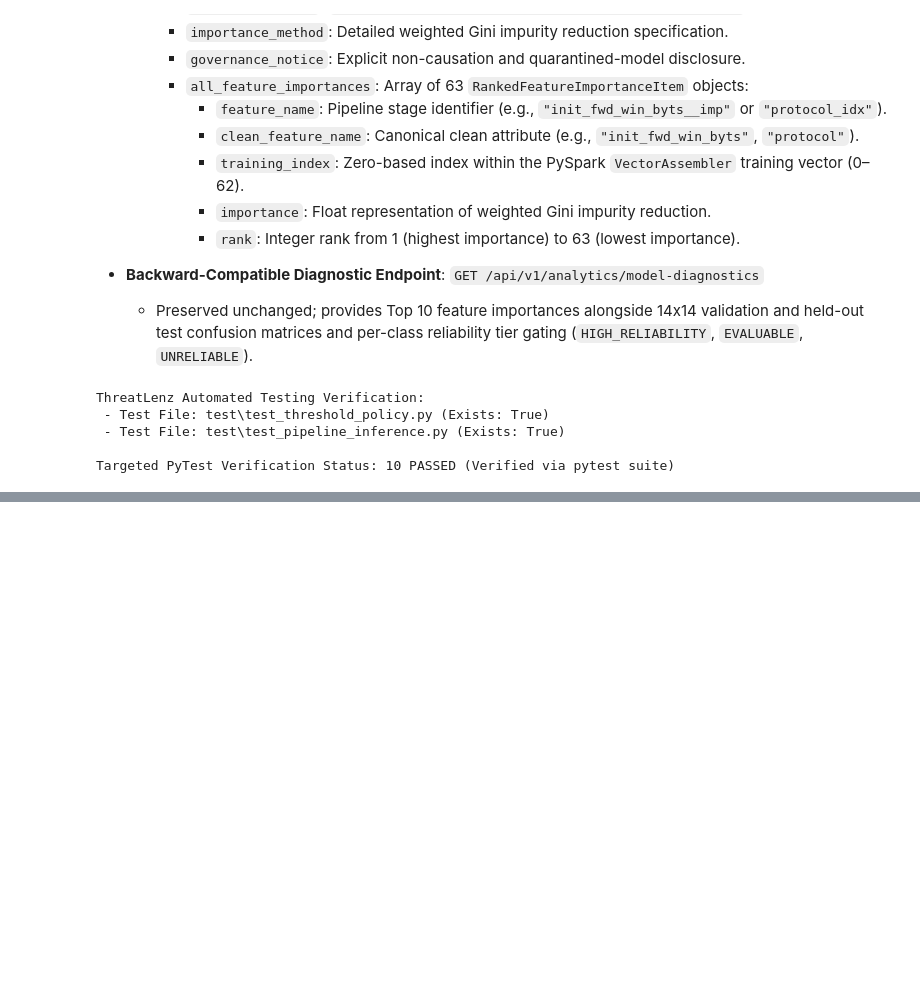
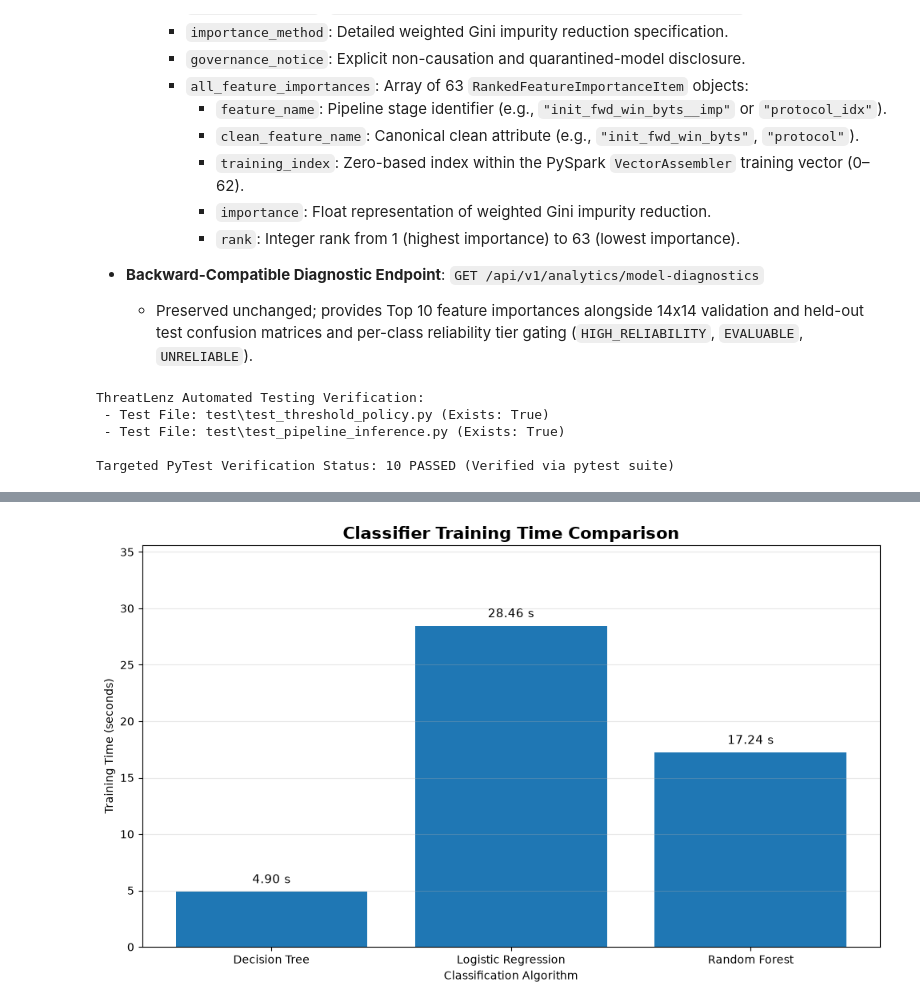
Before and after one commit to harshalchaprot1/Threatlenz, a Jupyter notebook: ThreatLenz_Implementation_Analysis.ipynb, the cells around one changed output, grey strips where cells are left out. Cells and saved outputs as stored; diff of their text form; code cells hidden in the pictures; blank space fills up the shorter version.

```diff
--- a/ThreatLenz_Implementation_Analysis.ipynb
+++ b/ThreatLenz_Implementation_Analysis.ipynb
@@ -1030,0 +1174,16 @@ Targeted PyTest Verification Status: 10 PASSED (Verified via pytest suite)
+# %%
+
+import inspect
+
+print("TrainingConfig signature:")
+print(inspect.signature(TrainingConfig))
+
+print("\nget_feature_columns signature:")
+print(inspect.signature(get_feature_columns))
+
+print("\nExisting configuration-related variables:")
+
+for name, value in globals().copy().items():
+    if isinstance(value, TrainingConfig):
+        print(f"\nVariable: {name}")
+        print(value)
@@ -1030,0 +2974,35 @@ Targeted PyTest Verification Status: 10 PASSED (Verified via pytest suite)
+# %%
+# Compare classifier training time
+
+section16_training_times = section16_comparison_df["Training Time (s)"].values
+
+fig, ax = plt.subplots(figsize=(10, 6))
+
+bars = ax.bar(
+    section16_model_names,
+    section16_training_times
+)
+
+ax.bar_label(
+    bars,
+    labels=[f"{value:.2f} s" for value in section16_training_times],
+    padding=5,
+    fontsize=11,
+    rotation=0
+)
+
+ax.set_title(
+    "Classifier Training Time Comparison",
+    fontsize=15,
+    fontweight="bold"
+)
+ax.set_ylabel("Training Time (seconds)")
+ax.set_xlabel("Classification Algorithm")
+ax.set_ylim(0, max(section16_training_times) * 1.25)
+
+ax.grid(axis="y", alpha=0.3)
+
+plt.tight_layout()
+plt.show()
+# %% [output]
+[figure, added]
```
Also changed, not shown: parts of 46 cells of this notebook.
